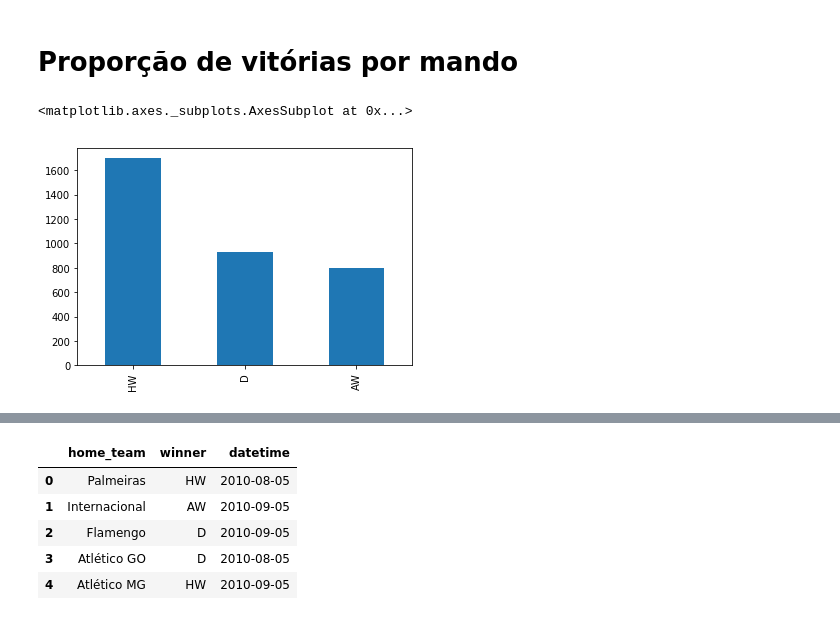
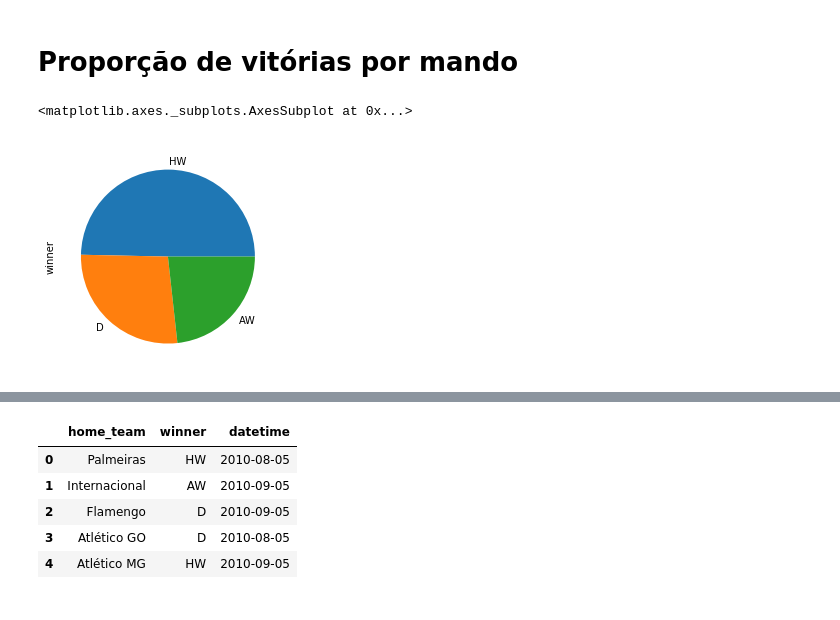
Before and after one commit to hlapa/brazilian_soccer_prediction, a Jupyter notebook: EDA.ipynb, the cells around one changed output, grey strips where cells are left out. Cells and saved outputs as stored; diff of their text form; code cells hidden in the pictures.

```diff
--- a/EDA.ipynb
+++ b/EDA.ipynb
@@ -47,9 +53,9 @@ eda.hea
 # %% [markdown]
 # Proporção de vitórias por mando
 # %%
-eda['winner'].value_counts().plot.bar()
+eda['winner'].value_counts().plot.pie()
 # %% [output]
 <matplotlib.axes._subplots.AxesSubplot at 0x...>
-[figure, old version]
+[figure, new version]
 # %%
 times=eda[['home_team','winner','datetime']]
```
Also changed, not shown: parts of 6 cells of this notebook.
